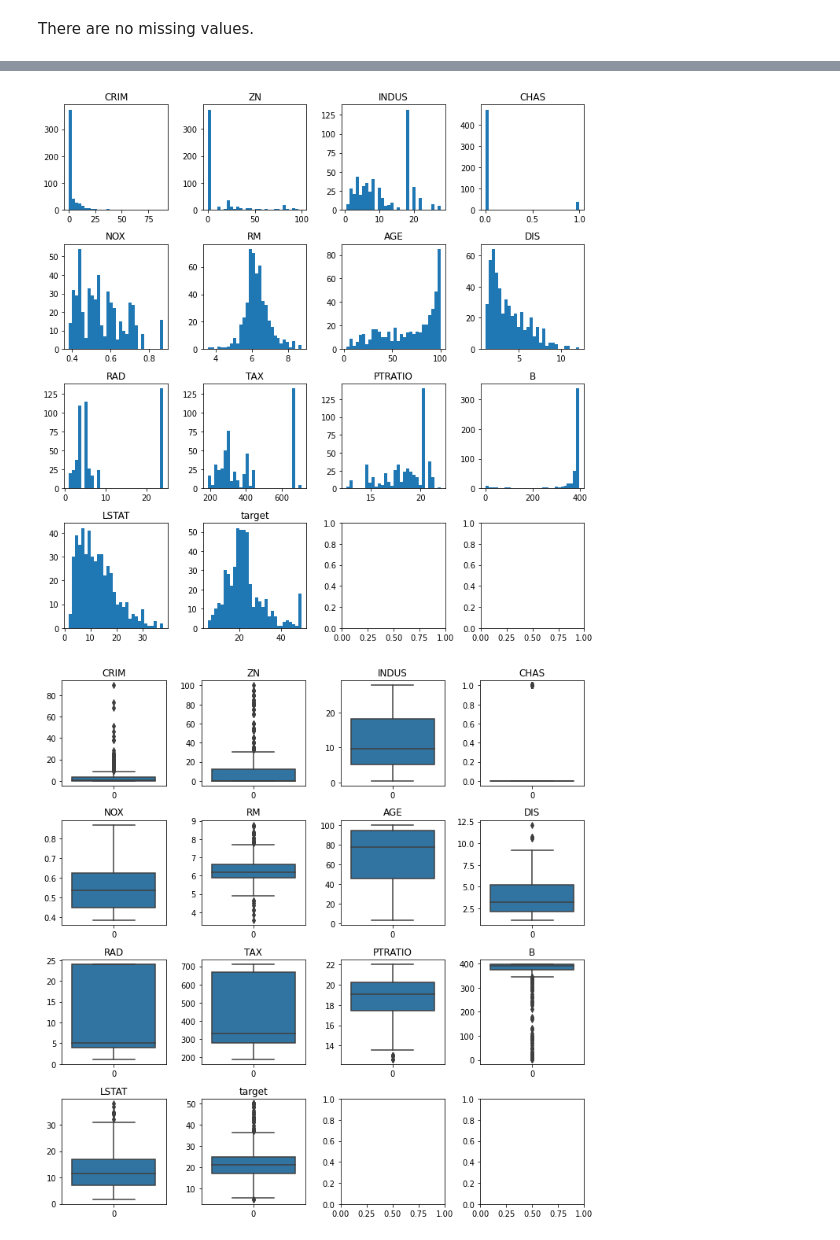
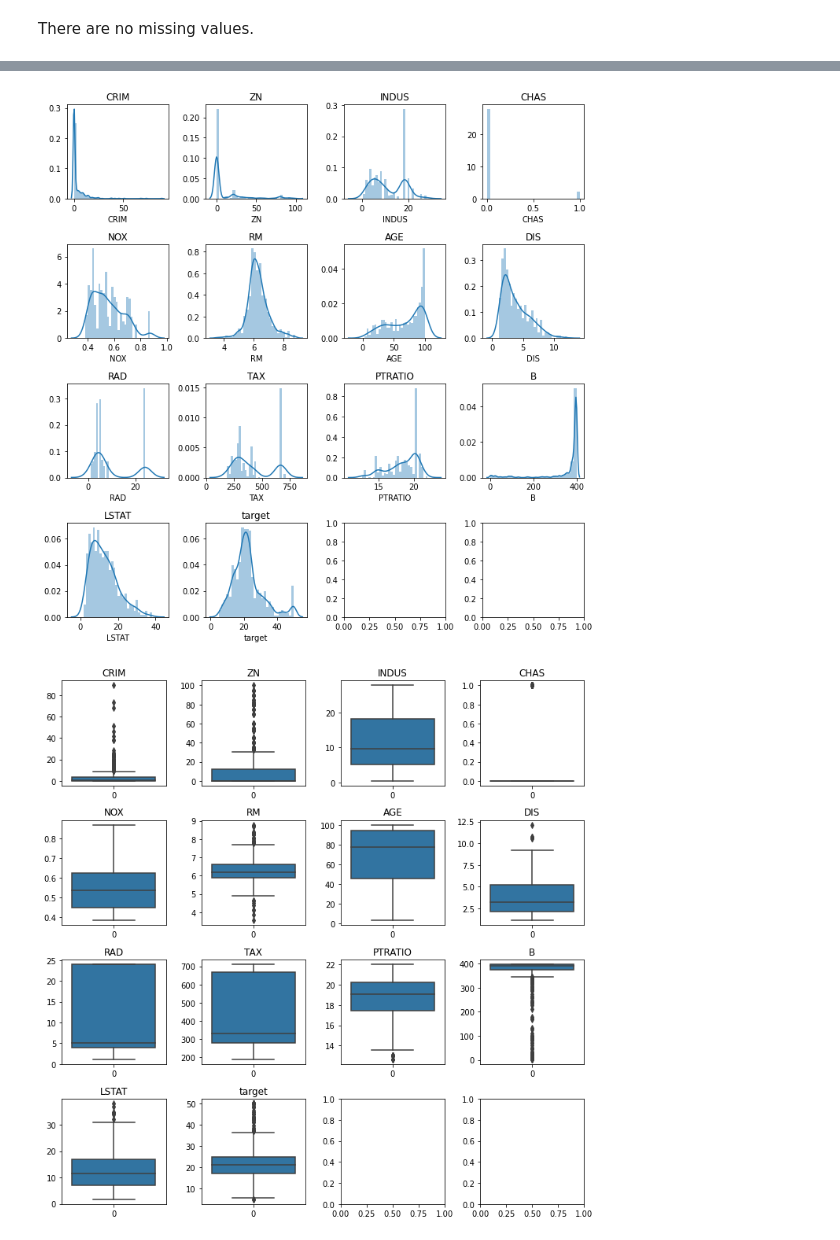
Before and after one commit to yamrreca/Boston-houses-ML, a Jupyter notebook: boston.ipynb, the cells around one changed output, grey strips where cells are left out. Drawn from its saved outputs; the diff is of its cells as text; code cells hidden in the pictures.

```diff
--- a/boston.ipynb
+++ b/boston.ipynb
@@ -155,19 +182,19 @@ df.describe()
 # %%
 num_cols = len(df.columns)
 num_rows = ceil(num_cols**0.5)
 fig, ax = plt.subplots(num_rows, num_rows, figsize=(10,10))
 c=0
 for i in range(num_rows):
     for j in range(num_rows):
         if c>num_cols - 1:
             break
         column = df.columns[c]
-        ax[i,j].hist(df[column], bins=30)
+        sns.distplot(df[column], bins = 30, ax=ax[i,j])
         ax[i,j].set_title(column)
         c+=1
 plt.tight_layout()
 # %% [output]
-[figure, old version]
+[figure, new version]
 # %%
 fig, ax = plt.subplots(num_rows, num_rows, figsize=(10,10))
 c=0
```
Also changed, not shown: parts of 31 cells of this notebook, 1 other file.
